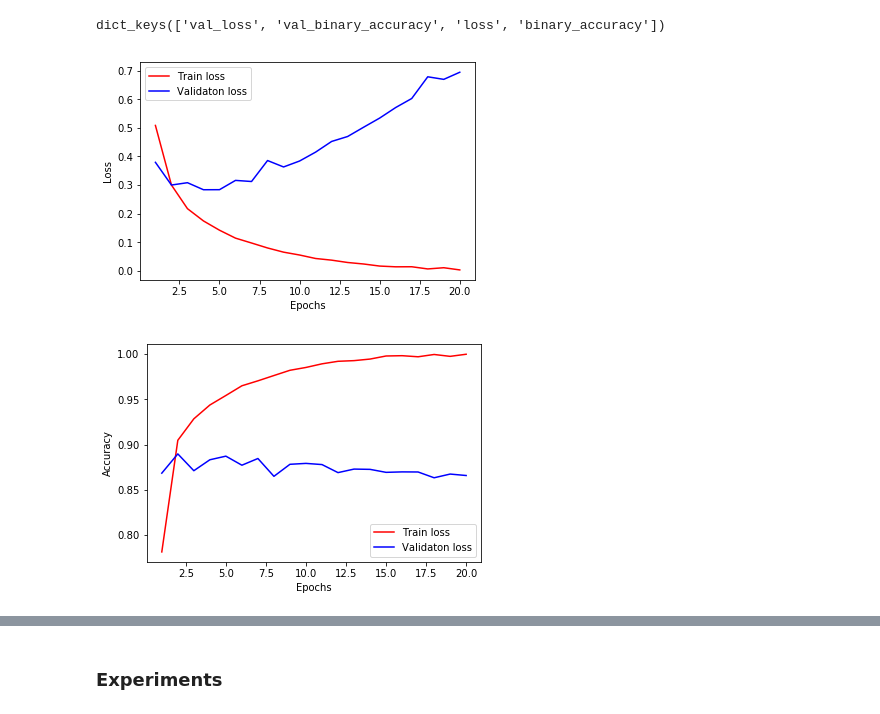
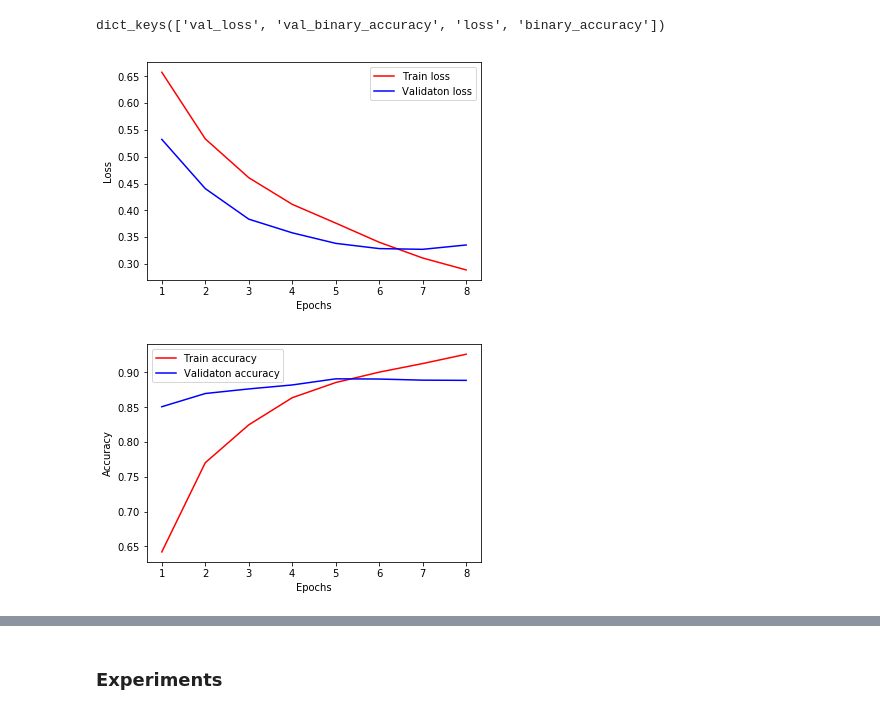
Before and after one commit to jinilcs/deeplearning_with_python_repo, a Jupyter notebook: imdb_binary_classification.ipynb, the cells around one changed output, grey strips where cells are left out. Saved outputs shown, nothing was run; the diff lists cells and outputs as text; code cells hidden in the pictures.

```diff
--- a/imdb_binary_classification.ipynb
+++ b/imdb_binary_classification.ipynb
@@ -50,3 +45,9 @@ def vectorize_sequences(sequences, dimension=10000):
+# %%
+def vectorize_sequences(sequences, dimension=10000):
+    results = np.zeros((len(sequences), dimension))
+    for i, sequence in enumerate(sequences):
+        results[i,sequence] = 1
+    return results
 # %%
 x_train = vectorize_sequences(train_data)
 x_test = vectorize_sequences(test_data)
@@ -77,8 +78,10 @@ x_test.shape
 ### Build the network
 # %%
 model = models.Sequential()
-model.add(layers.Dense(16, activation='relu', input_shape=(10000,)))
-model.add(layers.Dense(16, activation='relu'))
+model.add(layers.Dense(16, activation='relu', kernel_regularizer=regularizers.l2(0.001), input_shape=(10000,)))
+model.add(layers.Dropout(0.5))
+model.add(layers.Dense(16, activation='relu', kernel_regularizer=regularizers.l2(0.001)))
+model.add(layers.Dropout(0.5))
 model.add(layers.Dense(1, activation='sigmoid'))
 # %%
 model.compile(optimizer='rmsprop', loss='binary_crossentropy', metrics=['accuracy'])
@@ -99,7 +102,7 @@ partial_x_train = x_train[10000:]
 y_val = y_train[:10000]
 partial_y_train = y_train[10000:]
 # %%
-history = model.fit(partial_x_train, partial_y_train, epochs=20,
+history = model.fit(partial_x_train, partial_y_train, epochs=8,
           batch_size=512, validation_data=(x_val, y_val))
 # %% [output]
 Train on 15000 samples, validate on 10000 samples
@@ -141,21 +171,21 @@ plt.ylabel('Loss')
 plt.legend()
 plt.show()
 # %% [output]
-[figure, old version]
+[figure, new version]
 # %%
 acc_values = history_dict['binary_accuracy']
 val_acc_values = history_dict['val_binary_accuracy']
 
 epochs = range(1, len(acc_values) + 1)
 
-plt.plot(epochs, acc_values, 'r', label='Train loss')
-plt.plot(epochs, val_acc_values, 'b', label='Validaton loss')
+plt.plot(epochs, acc_values, 'r', label='Train accuracy')
+plt.plot(epochs, val_acc_values, 'b', label='Validaton accuracy')
 plt.xlabel('Epochs')
 plt.ylabel('Accuracy')
 plt.legend()
 plt.show()
 # %% [output]
-[figure, old version]
+[figure, new version]
 # %%
 #Validation loss started increasing after 4th epoch
 history_dict['val_loss']
```
Also changed, not shown: parts of 9 cells of this notebook, 1 other file.
